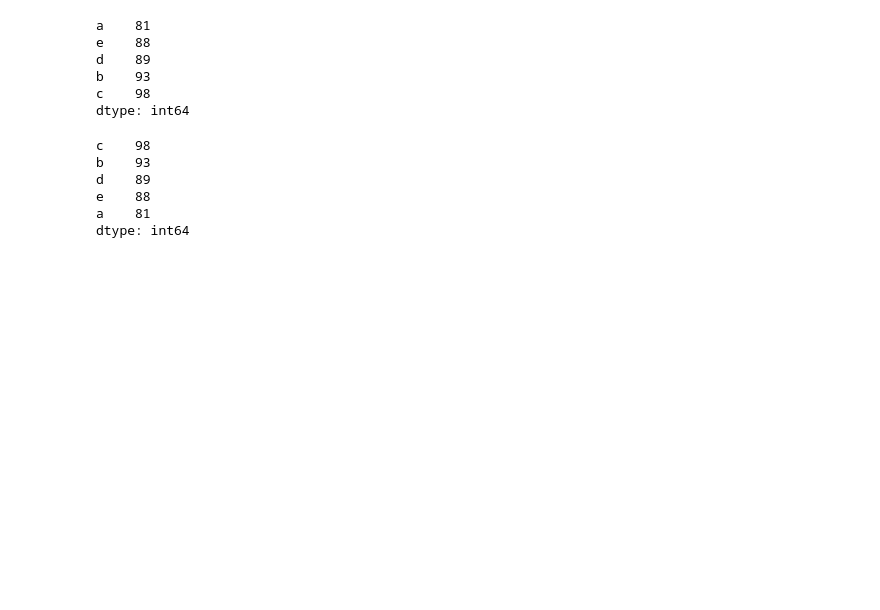
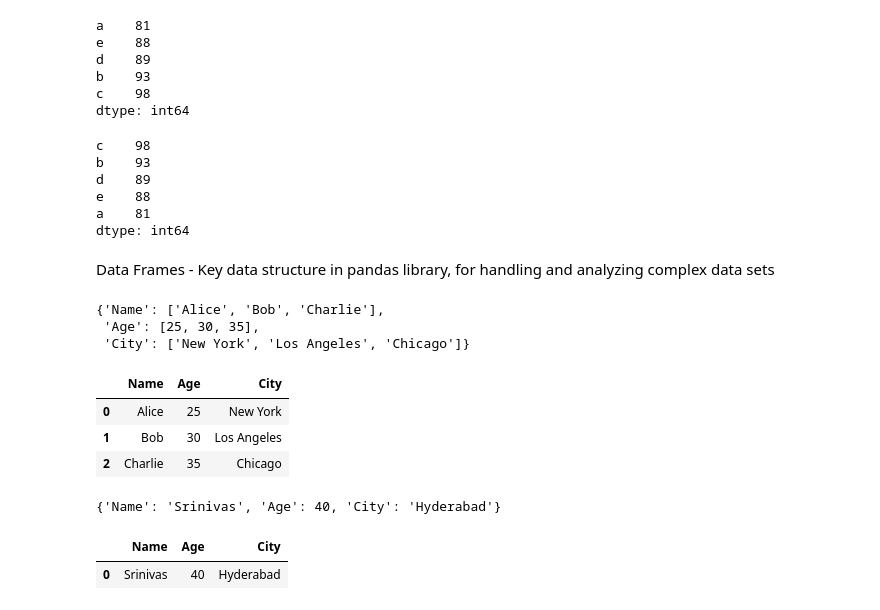
Before and after one commit to srinivasskc/my_datascience_journal, a Jupyter notebook: pandas_notebook.ipynb, the cells around one changed output. Saved outputs shown, nothing was run; the diff lists cells and outputs as text; code cells hidden in the pictures; blank space fills up the shorter version.

```diff
--- a/pandas_notebook.ipynb
+++ b/pandas_notebook.ipynb
@@ -319,3 +319,26 @@ d    89
 e    88
 a    81
 dtype: int64
+# %% [markdown]
+Data Frames - Key data structure in pandas library, for handling and analyzing complex data sets
+# %%
+data = {"Name": ["Alice", "Bob", "Charlie"],
+        "Age": [25, 30, 35],
+        "City": ["New York", "Los Angeles", "Chicago"]}
+# %%
+data
+# %% [output]
+{'Name': ['Alice', 'Bob', 'Charlie'],
+ 'Age': [25, 30, 35],
+ 'City': ['New York', 'Los Angeles', 'Chicago']}
+# %%
+df_dict = pd.DataFrame(data)
+# This creates a DataFrame from the dictionary `data`.
+
+df_dict
+# This displays the DataFrame created from the dictionary `data`.
+# %% [output]
+|  | Name | Age | City |
+| 0 | Alice | 25 | New York |
+| 1 | Bob | 30 | Los Angeles |
+| 2 | Charlie | 35 | Chicago |
@@ -321,0 +348,14 @@ dtype: int64
+# %%
+data1
+# This displays the dictionary `data1`.
+# %% [output]
+{'Name': 'Srinivas', 'Age': 40, 'City': 'Hyderabad'}
+# %%
+df_dict1 = pd.DataFrame([data1])
+# To create data frame for this single row dictionary, we wrap it in a list.
+
+df_dict1
+# This displays the DataFrame created from the single row dictionary `data1`.
+# %% [output]
+|  | Name | Age | City |
+| 0 | Srinivas | 40 | Hyderabad |
```
Also changed, not shown: parts of 24 cells of this notebook, 3 other files.
